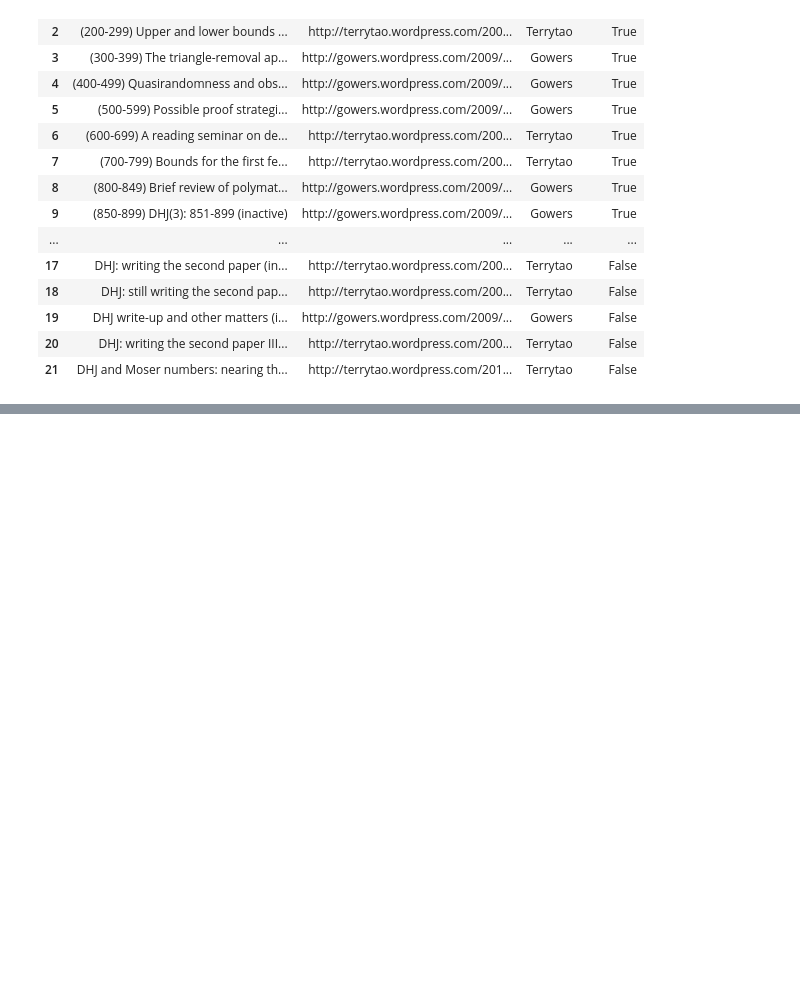
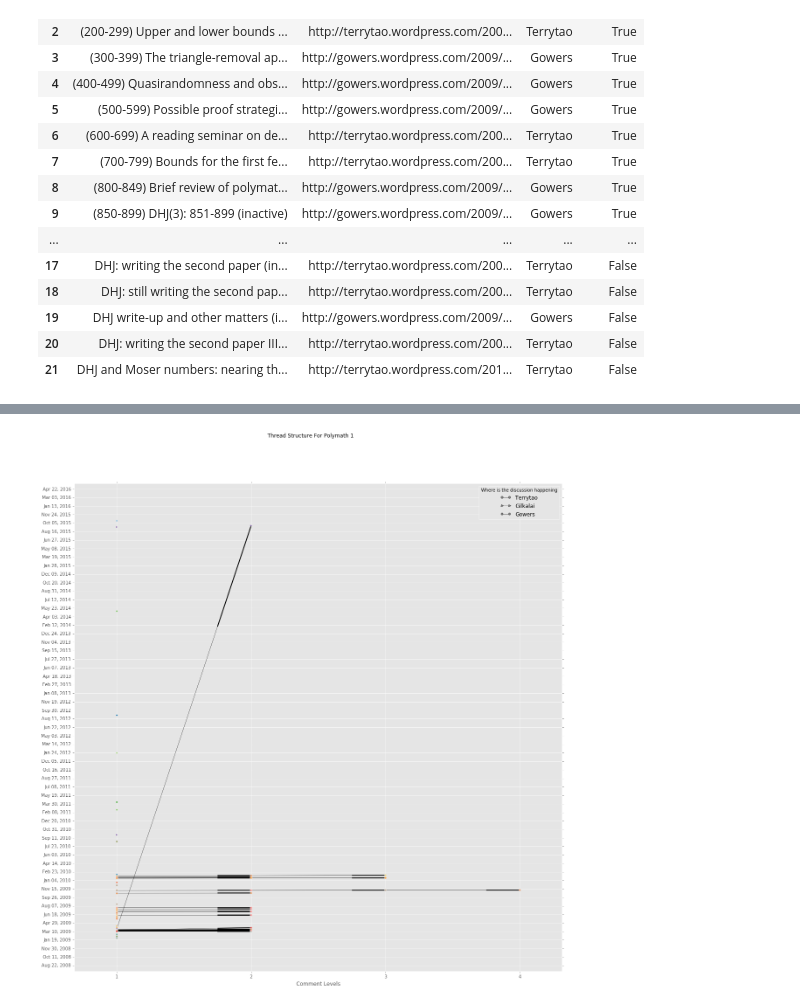
Before and after one commit to patrickallo/mathpracmod, a Jupyter notebook: PolymathGeneric.ipynb, the cells around one changed output, grey strips where cells are left out. Cells and saved outputs as stored; diff of their text form; code cells hidden in the pictures; blank space fills up the shorter version.

```diff
--- a/PolymathGeneric.ipynb
+++ b/PolymathGeneric.ipynb
@@ -187,5 +188,7 @@ PM1_FRAME['r_mthread (accumulated)'].dropna().iloc[-1].draw_graph(title="Polymat
 # %%
-PM1_FRAME['d_mthread (accumulated)'].dropna().iloc[-1].draw_graph(title="Polymath 1 discussion threads", time_intervals=50)
+PM1_FRAME['d_mthread (accumulated)'].dropna().iloc[-1].draw_graph(time_intervals=50)
+# %% [output]
+[figure, added]
 # %%
 PM1_FRAME['network'].iloc[-1].draw_graph(title="Polymath 1 Interaction Graph")
 PM1_FRAME['r_network'].dropna().iloc[-1].draw_graph(title="Polymath 1 Research Interaction Graph")
```
Also changed, not shown: parts of 9 cells of this notebook, 23 other files.
